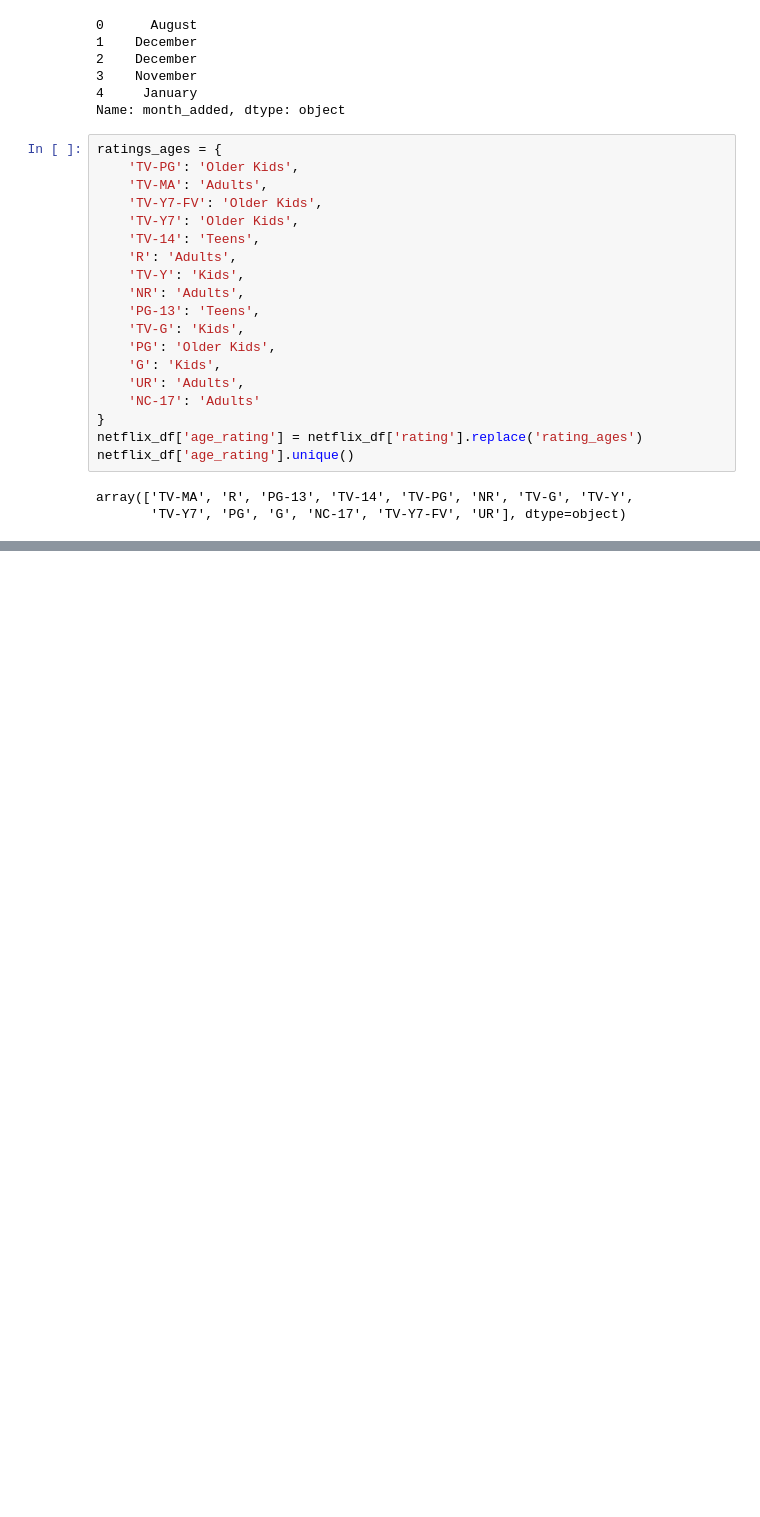
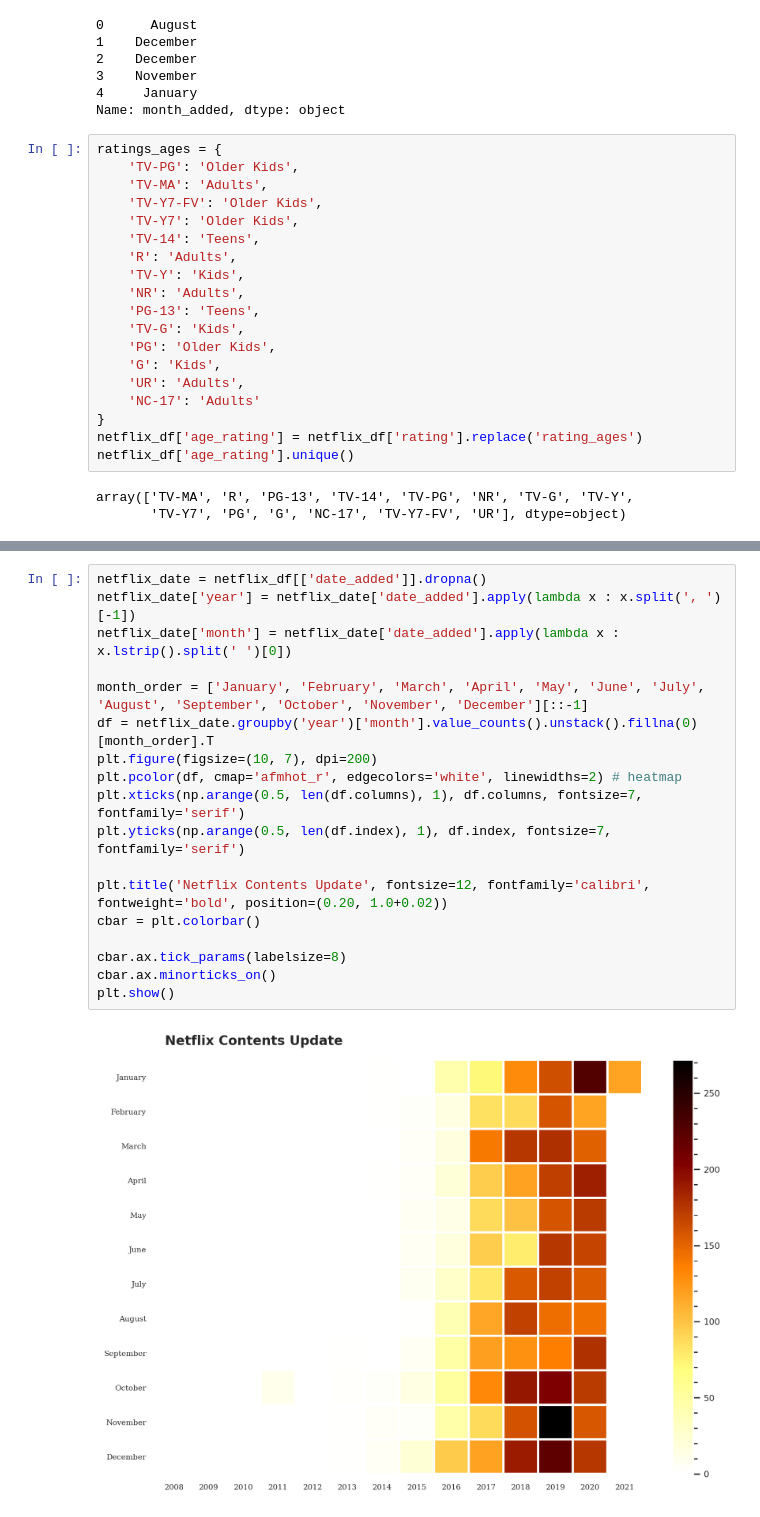
Before and after one commit to spandit98/Netflix-Movies-and-TV-Shows-Clustering, a Jupyter notebook: NETFLIX_MOVIES_AND_TV_SHOWS_CLUSTERING_Soumyadeep.ipynb, the cells around one changed output, grey strips where cells are left out. Cells and saved outputs as stored; diff of their text form; blank space fills up the shorter version.

```diff
--- a/NETFLIX_MOVIES_AND_TV_SHOWS_CLUSTERING_Soumyadeep.ipynb
+++ b/NETFLIX_MOVIES_AND_TV_SHOWS_CLUSTERING_Soumyadeep.ipynb
@@ -255,0 +295,20 @@ array(['TV-MA', 'R', 'PG-13', 'TV-14', 'TV-PG', 'NR', 'TV-G', 'TV-Y',
+# %%
+netflix_date = netflix_df[['date_added']].dropna()
+netflix_date['year'] = netflix_date['date_added'].apply(lambda x : x.split(', ')[-1])
+netflix_date['month'] = netflix_date['date_added'].apply(lambda x : x.lstrip().split(' ')[0])
+
+month_order = ['January', 'February', 'March', 'April', 'May', 'June', 'July', 'August', 'September', 'October', 'November', 'December'][::-1]
+df = netflix_date.groupby('year')['month'].value_counts().unstack().fillna(0)[month_order].T
+plt.figure(figsize=(10, 7), dpi=200)
+plt.pcolor(df, cmap='afmhot_r', edgecolors='white', linewidths=2) # heatmap
+plt.xticks(np.arange(0.5, len(df.columns), 1), df.columns, fontsize=7, fontfamily='serif')
+plt.yticks(np.arange(0.5, len(df.index), 1), df.index, fontsize=7, fontfamily='serif')
+
+plt.title('Netflix Contents Update', fontsize=12, fontfamily='calibri', fontweight='bold', position=(0.20, 1.0+0.02))
+cbar = plt.colorbar()
+
+cbar.ax.tick_params(labelsize=8)
+cbar.ax.minorticks_on()
+plt.show()
+# %% [output]
+[figure, added]
```
Also changed, not shown: parts of 14 cells of this notebook.
